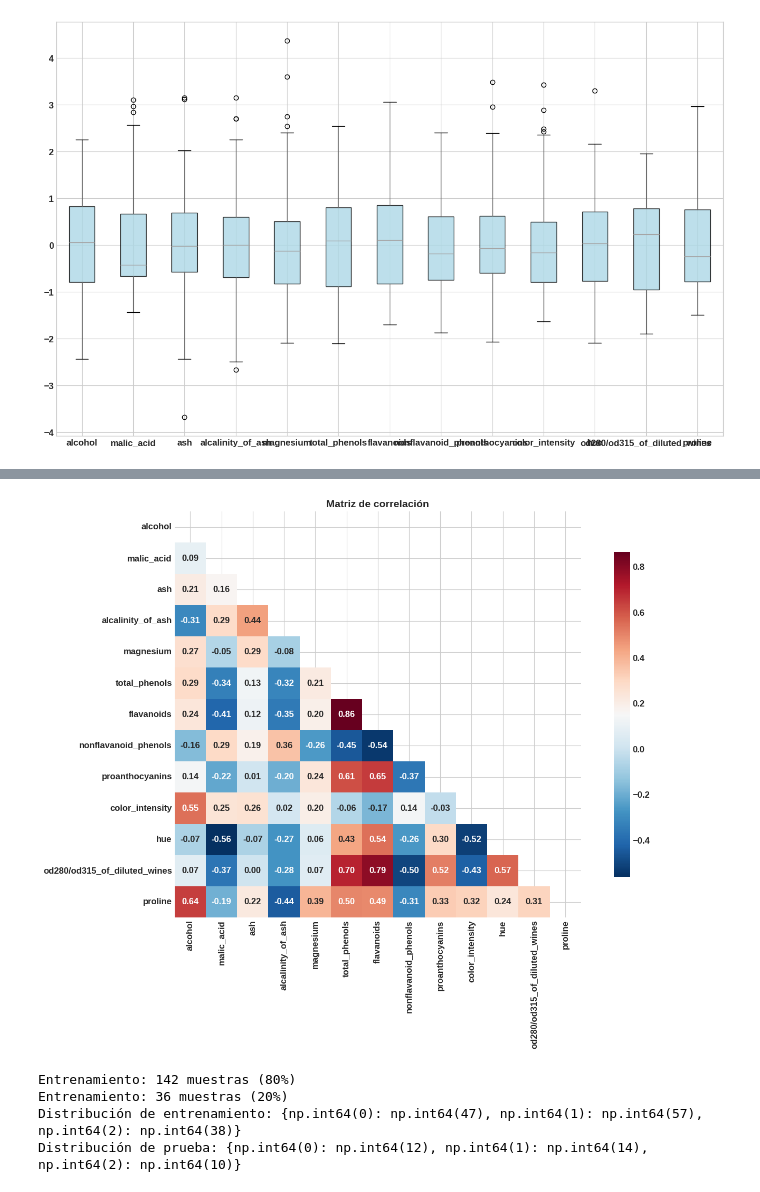
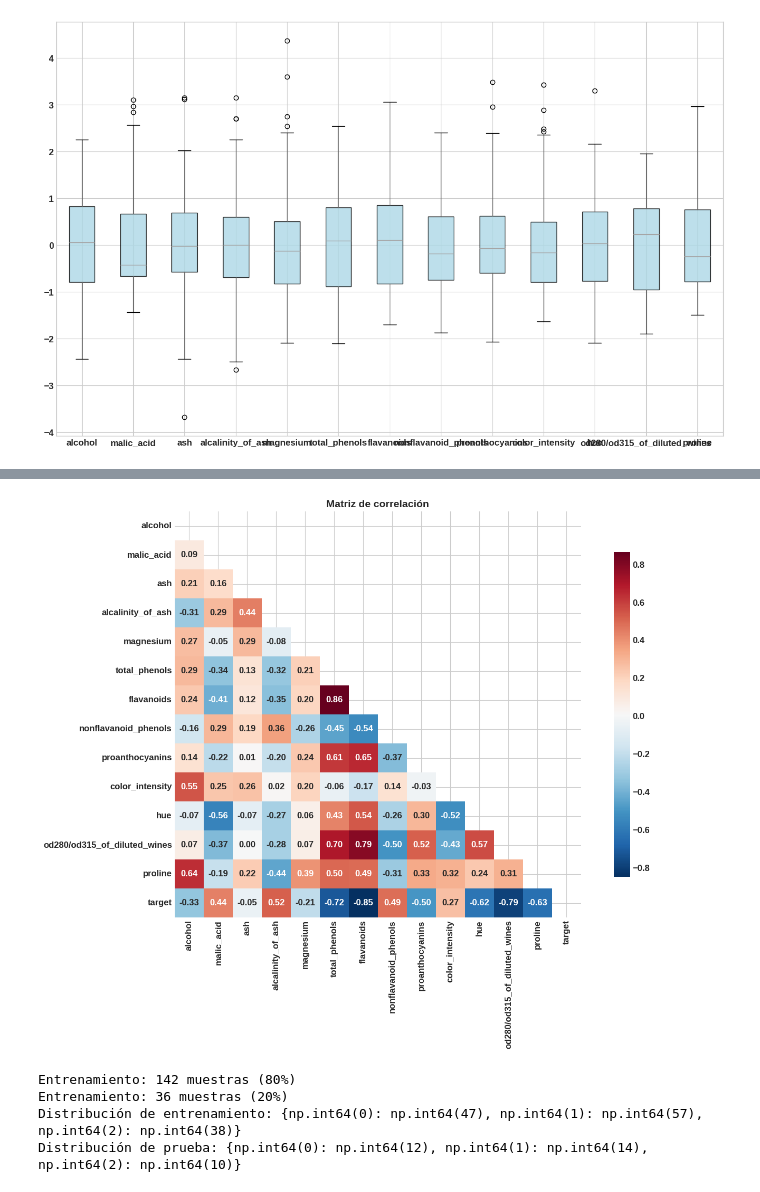
Before and after one commit to nightsky18/Aprendizaje-de-maquinas, a Jupyter notebook: Cuaderno_2_Wine.ipynb, the cells around one changed output, grey strips where cells are left out. Cells and saved outputs as stored; diff of their text form; code cells hidden in the pictures.

```diff
--- a/Cuaderno_2_Wine.ipynb
+++ b/Cuaderno_2_Wine.ipynb
@@ -208,13 +231,14 @@ plt.show()
 # %%
+#Relación puntual de los datos
 fig, ax= plt.subplots(figsize=(16,10))
-corr= df[wine.feature_names].corr()
+corr= df[wine.feature_names + ['target']].corr()
 mask= np.triu(np.ones_like(corr, dtype=bool))
 
 sns.heatmap(corr, annot=True,mask=mask, fmt='.2f', cmap='RdBu_r', ax=ax, cbar_kws={'shrink':0.8}, square= True)
 ax.set_title('Matriz de correlación', fontweight='bold', fontsize= 14)
 plt.show()
 # %% [output]
-[figure, old version]
+[figure, new version]
 # %%
 from sklearn.model_selection import train_test_split
 from sklearn.preprocessing import StandardScaler
```
Also changed, not shown: parts of 11 cells of this notebook.
